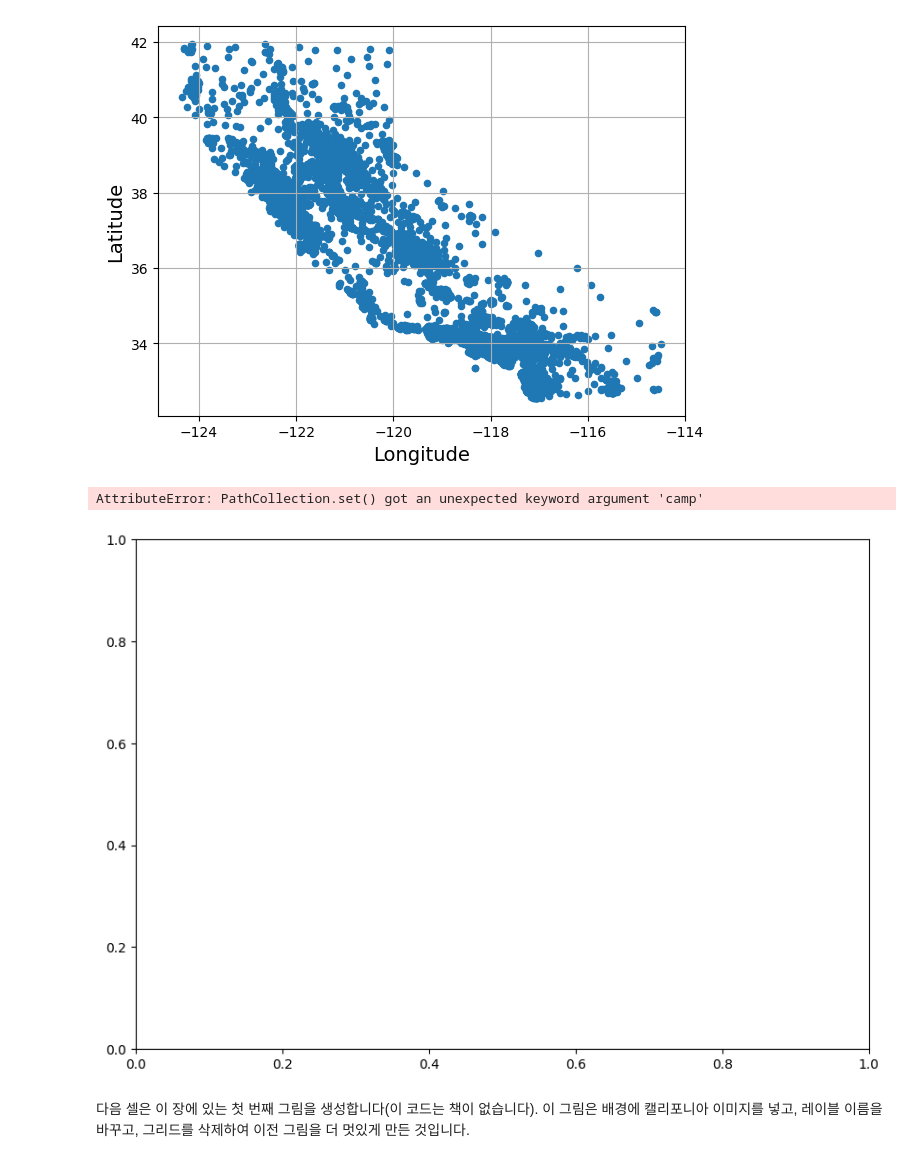
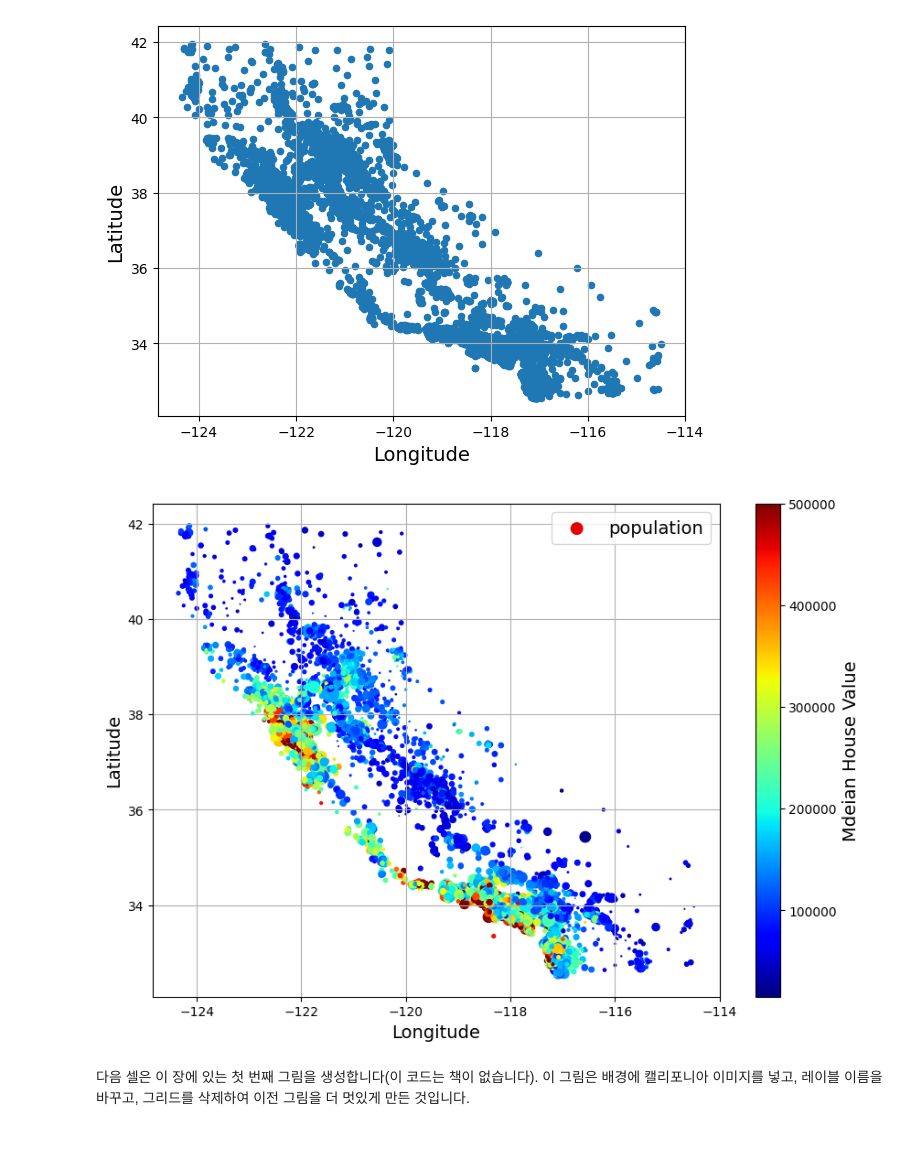
Before and after one commit to aaronkr-classroom/2-end-to-end-ml-pm-BOURBON21, a Jupyter notebook: 02_end_to_end_machine_learning_project.ipynb, the cells around one changed output. Drawn from its saved outputs; the diff is of its cells as text; code cells hidden in the pictures.

```diff
--- a/02_end_to_end_machine_learning_project.ipynb
+++ b/02_end_to_end_machine_learning_project.ipynb
@@ -346,18 +355,16 @@ plt.show()
 # %%
 # housing_prices_scatterplot
 housing.plot(kind="scatter", x="longitude", y="latitude", grid=True,
-             s=housing["population"]/100, label="population",
-             c="median_house_value", camp="jet", colorbar=True,
-             legend=True, figsize=(10,7))
+            s=housing["population"] / 100, label = "population",
+            c="median_house_value", cmap="jet", colorbar=True,
+            legend=True, figsize=(10,7))
 cax=plt.gcf().get_axes()[1]
 cax.set_ylabel("Mdeian House Value")
 plt.xlabel("Longitude")
 plt.ylabel("Latitude")
-save_fig("housing_prices_scatterplot")  # extra code
 plt.show()
 # %% [output]
-AttributeError: PathCollection.set() got an unexpected keyword argument 'camp'
-[figure, old version]
+[figure, new version]
 # %% [markdown]
 다음 셀은 이 장에 있는 첫 번째 그림을 생성합니다(이 코드는 책이 없습니다). 이 그림은 배경에 캘리포니아 이미지를 넣고, 레이블 이름을 바꾸고, 그리드를 삭제하여 이전 그림을 더 멋있게 만든 것입니다.
 # %%
```
Also changed, not shown: parts of 17 cells of this notebook, 1 other file.
